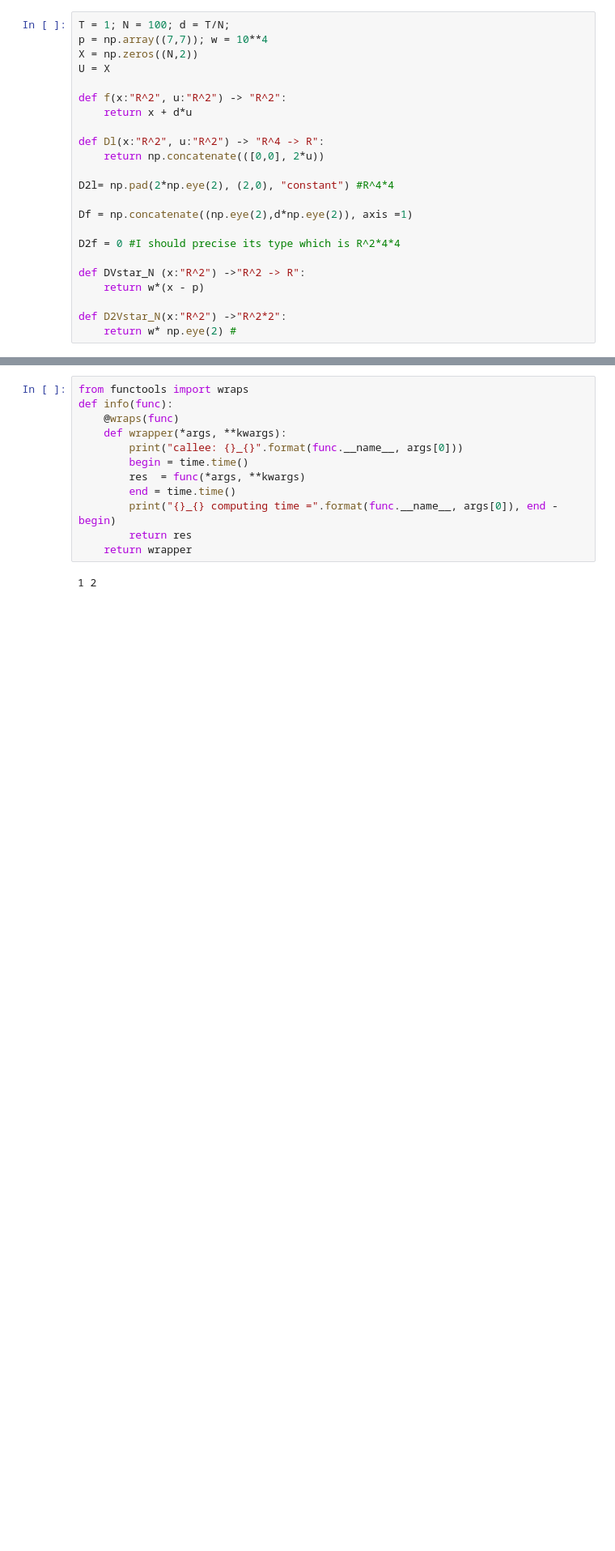
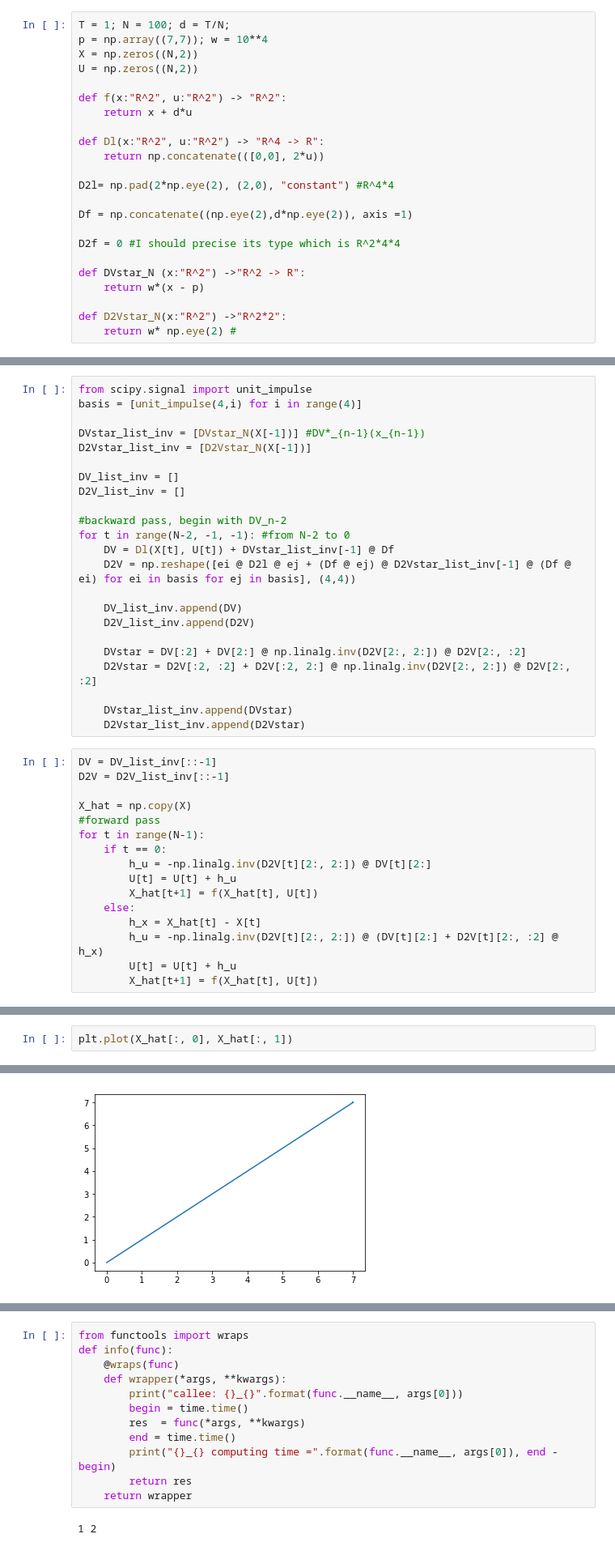
Before and after one commit to lliill/Internship, a Jupyter notebook: iLQR.ipynb, the cells around one changed output, grey strips where cells are left out. Shown at 81% size. Saved outputs shown, nothing was run; the diff lists cells and outputs as text; blank space fills up the shorter version.

```diff
--- a/iLQR.ipynb
+++ b/iLQR.ipynb
@@ -5,7 +7,7 @@ import time
 T = 1; N = 100; d = T/N;
 p = np.array((7,7)); w = 10**4
 X = np.zeros((N,2))
-U = X
+U = np.zeros((N,2))
 
 def f(x:"R^2", u:"R^2") -> "R^2":
     return x + d*u
@@ -119,2 +29,41 @@ x_99= [2.76370616e+197 2.76370616e+197] u_98= [2.73634274e+197 2.73634274e+197]
+# %%
+from scipy.signal import unit_impulse
+basis = [unit_impulse(4,i) for i in range(4)]
+
+DVstar_list_inv = [DVstar_N(X[-1])] #DV*_{n-1}(x_{n-1})
+D2Vstar_list_inv = [D2Vstar_N(X[-1])]
+
+DV_list_inv = []
+D2V_list_inv = []
+
+#backward pass, begin with DV_n-2
+for t in range(N-2, -1, -1): #from N-2 to 0
+    DV = Dl(X[t], U[t]) + DVstar_list_inv[-1] @ Df
+    D2V = np.reshape([ei @ D2l @ ej + (Df @ ej) @ D2Vstar_list_inv[-1] @ (Df @ ei) for ei in basis for ej in basis], (4,4))
+
+    DV_list_inv.append(DV)
+    D2V_list_inv.append(D2V)
+
+    DVstar = DV[:2] + DV[2:] @ np.linalg.inv(D2V[2:, 2:]) @ D2V[2:, :2]
+    D2Vstar = D2V[:2, :2] + D2V[:2, 2:] @ np.linalg.inv(D2V[2:, 2:]) @ D2V[2:, :2]
+
+    DVstar_list_inv.append(DVstar)
+    D2Vstar_list_inv.append(D2Vstar)
+# %%
+DV = DV_list_inv[::-1]
+D2V = D2V_list_inv[::-1]
+
+X_hat = np.copy(X)
+#forward pass
+for t in range(N-1):
+    if t == 0:
+        h_u = -np.linalg.inv(D2V[t][2:, 2:]) @ DV[t][2:]
+        U[t] = U[t] + h_u
+        X_hat[t+1] = f(X_hat[t], U[t])
+    else:
+        h_x = X_hat[t] - X[t]
+        h_u = -np.linalg.inv(D2V[t][2:, 2:]) @ (DV[t][2:] + D2V[t][2:, :2] @ h_x)
+        U[t] = U[t] + h_u
+        X_hat[t+1] = f(X_hat[t], U[t])
 # %%
 X_hat[-1]
@@ -120,0 +72,3 @@ X_hat[-1]
+# %%
+plt.plot(X_hat[:, 0], X_hat[:, 1])
+# %% [output]
@@ -120,0 +76 @@ X_hat[-1]
+[figure, added]
```
Also changed, not shown: parts of 8 cells of this notebook.
